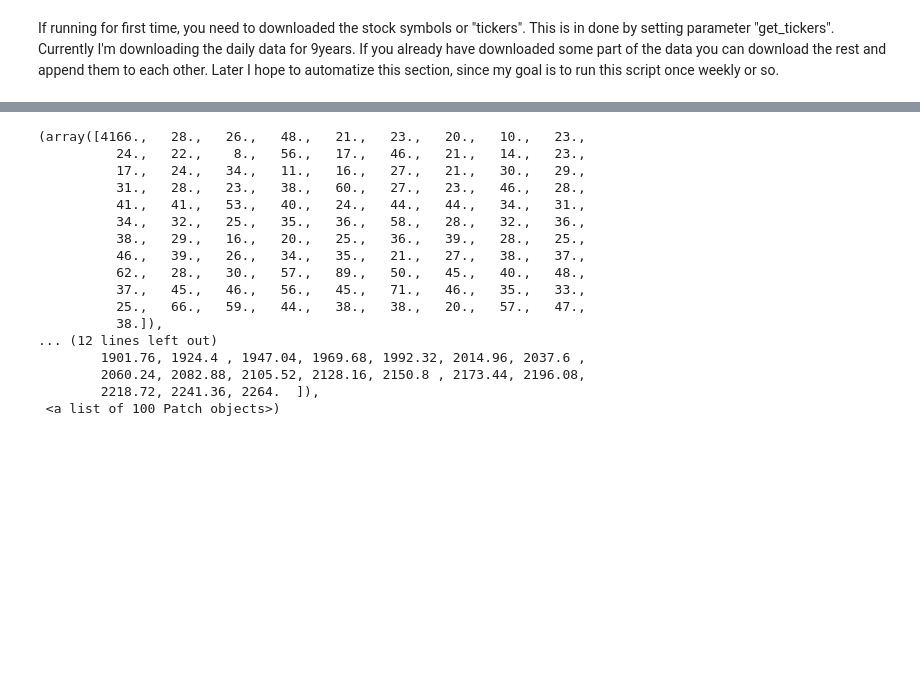
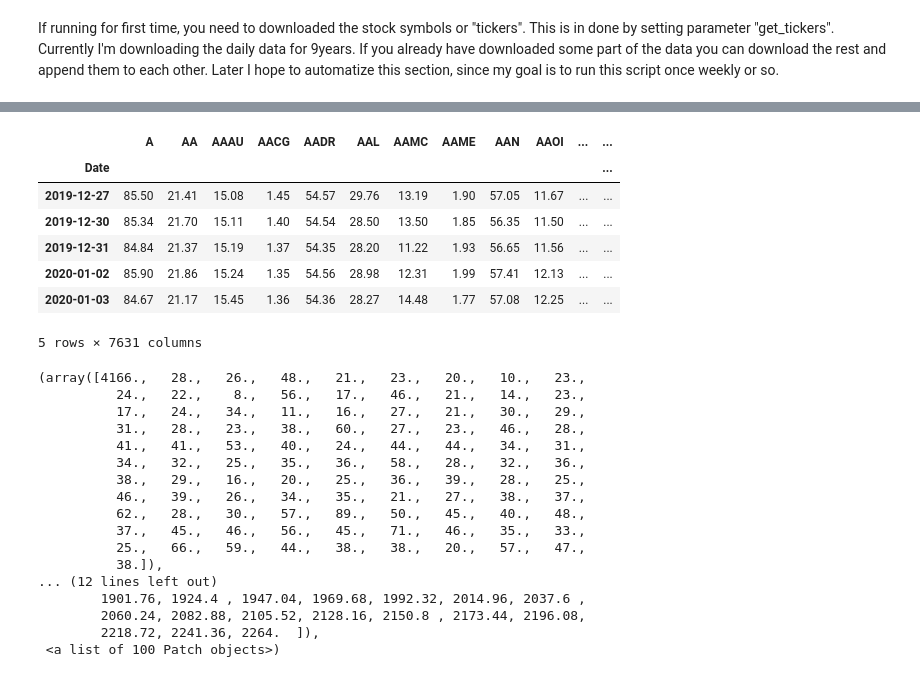
Before and after one commit to armenabnousi/smartr, a Jupyter notebook: smartr.ipynb, the cells around one changed output, grey strips where cells are left out. Drawn from its saved outputs; the diff is of its cells as text; code cells hidden in the pictures; blank space fills up the shorter version.

```diff
--- a/smartr.ipynb
+++ b/smartr.ipynb
@@ -73,3 +133,14 @@ with open("daily_history_9y.pkl", 'rb') as infile:
+# %%
+d.tail()
+# %% [output]
+|  | A | AA | AAAU | AACG | AADR | AAL | AAMC | AAME | AAN | AAOI | ... | ... |
+| Date |  |  |  |  |  |  |  |  |  |  |  | ... |
+| 2019-12-27 | 85.50 | 21.41 | 15.08 | 1.45 | 54.57 | 29.76 | 13.19 | 1.90 | 57.05 | 11.67 | ... | ... |
+| 2019-12-30 | 85.34 | 21.70 | 15.11 | 1.40 | 54.54 | 28.50 | 13.50 | 1.85 | 56.35 | 11.50 | ... | ... |
+| 2019-12-31 | 84.84 | 21.37 | 15.19 | 1.37 | 54.35 | 28.20 | 11.22 | 1.93 | 56.65 | 11.56 | ... | ... |
+| 2020-01-02 | 85.90 | 21.86 | 15.24 | 1.35 | 54.56 | 28.98 | 12.31 | 1.99 | 57.41 | 12.13 | ... | ... |
+| 2020-01-03 | 84.67 | 21.17 | 15.45 | 1.36 | 54.36 | 28.27 | 14.48 | 1.77 | 57.08 | 12.25 | ... | ... |
+5 rows × 7631 columns
 # %%
 plt.hist(d.isna().sum(), bins = 100)
 # %% [output]
```
Also changed, not shown: parts of 50 cells of this notebook, 1 other file.
